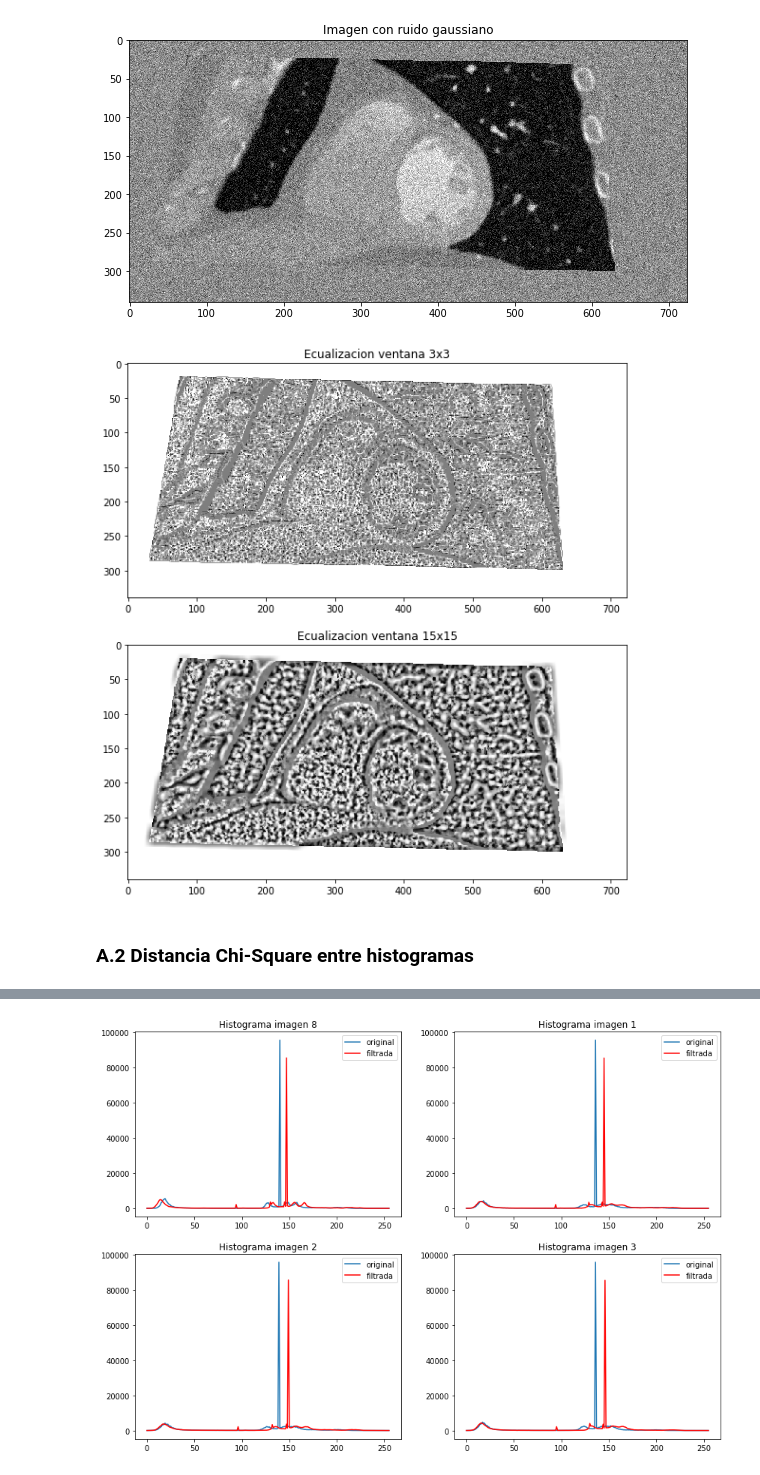
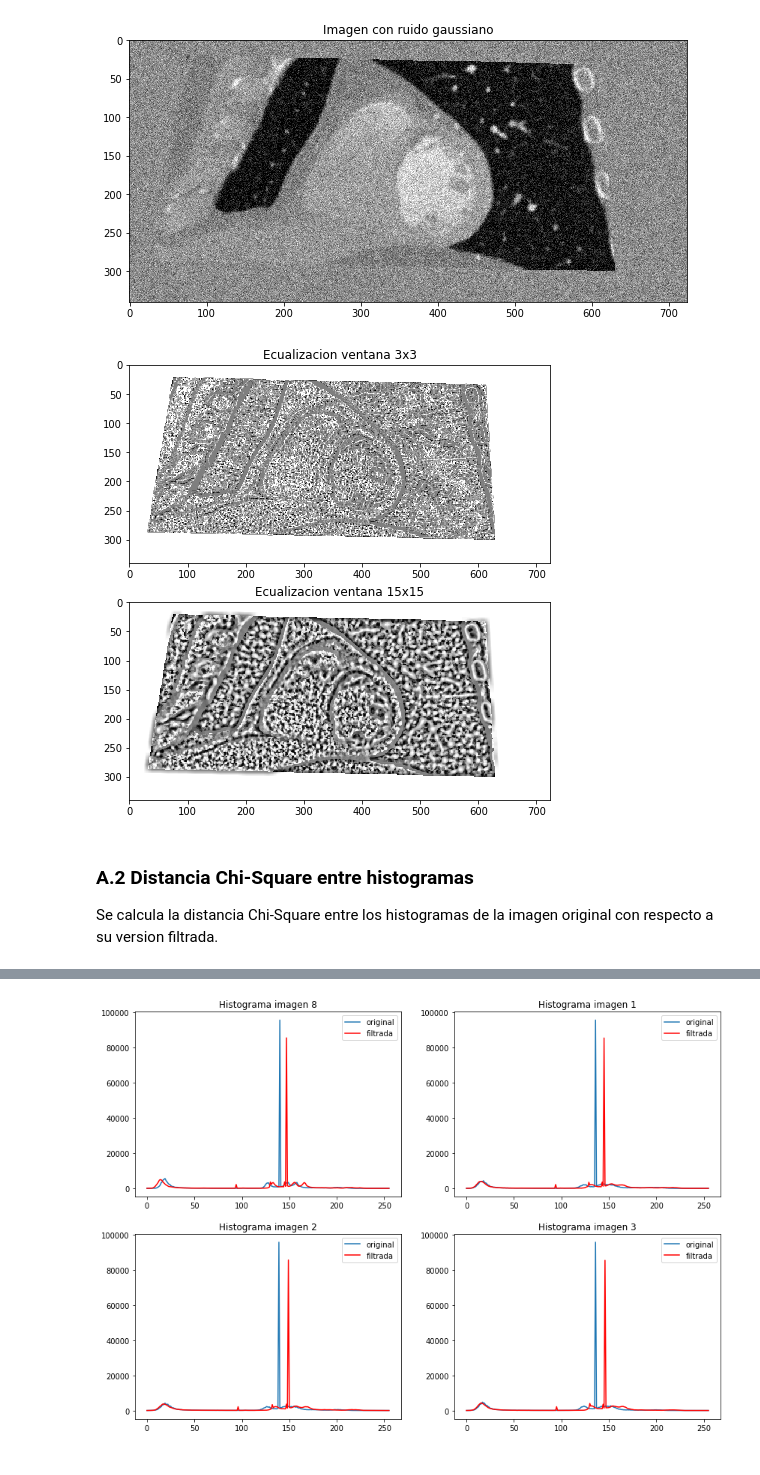
Before and after one commit to sjukdom/reconocimiento-de-patrones, a Jupyter notebook: Practica 3/Practica_3.ipynb, the cells around one changed output, grey strips where cells are left out. Saved outputs shown, nothing was run; the diff lists cells and outputs as text; code cells hidden in the pictures.

```diff
--- a/Practica 3/Practica_3.ipynb
+++ b/Practica 3/Practica_3.ipynb
@@ -35,8 +33,10 @@ def local_hist_eq(im, n):
 # %%
 imgs = []
+imgs3 = []
 
 for i in range(1,11):
     imgs.append(cv2.imread('im_1_'+str(i)+'.png', 0))
+    imgs3.append(cv2.imread('im_3_'+str(i)+'.png', 0))
 
 plt.figure(figsize=(10,7))
 plt.imshow(imgs[7], cmap='gray')
@@ -74,18 +74,20 @@ plt.show()
 im_nleq33 = rank.equalize(imgs[7], selem=np.ones((3,3)))
 im_nleq55 = rank.equalize(imgs[7], selem=np.ones((15,15)))
 # %%
-plt.figure(figsize=(15,10))
+plt.figure(figsize=(13,8))
 plt.subplot(211)
 plt.imshow(im_nleq33, cmap='gray')
 plt.title('Ecualizacion ventana 3x3')
 plt.subplot(212)
 plt.imshow(im_nleq55, cmap='gray')
 plt.title('Ecualizacion ventana 15x15')
 plt.show()
 # %% [output]
-[figure, old version]
+[figure, new version]
 # %% [markdown]
 ### A.2 Distancia Chi-Square entre histogramas
+
+Se calcula la distancia Chi-Square entre los histogramas de la imagen original con respecto a su version filtrada.
 # %%
 # Convolucion de las imagenes con el filtro binomial 7x7
 bin7 = np.array([1,6,15,20,15,6,1])
```
Also changed, not shown: parts of 29 cells of this notebook.
